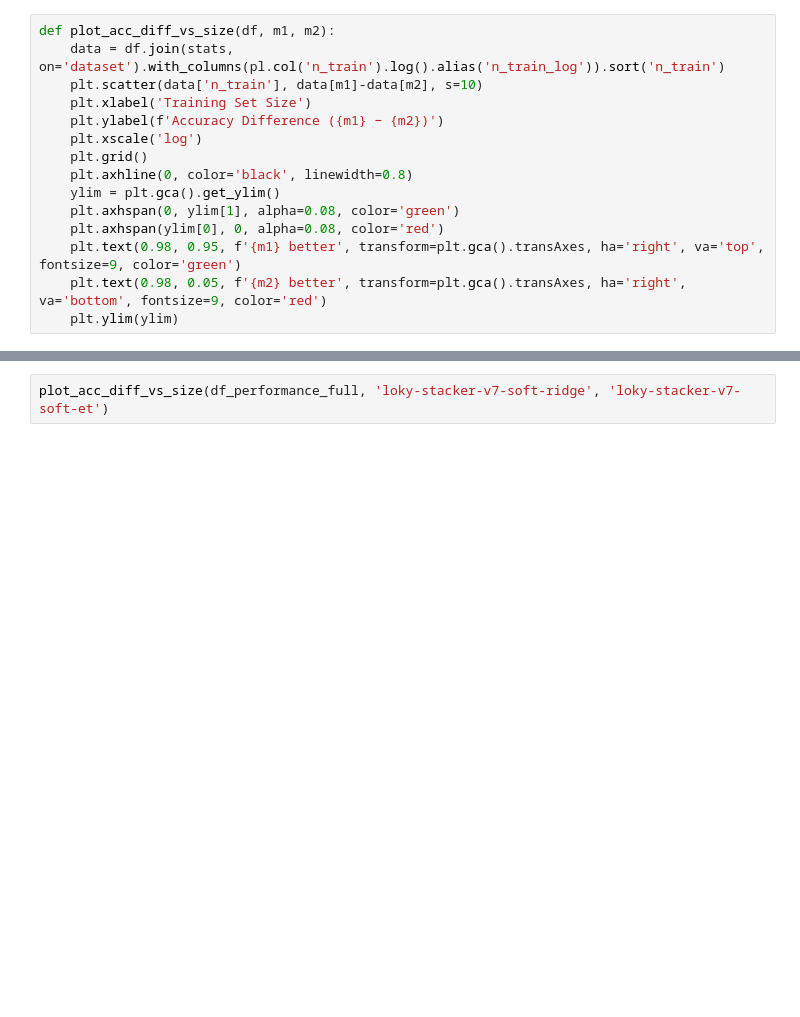
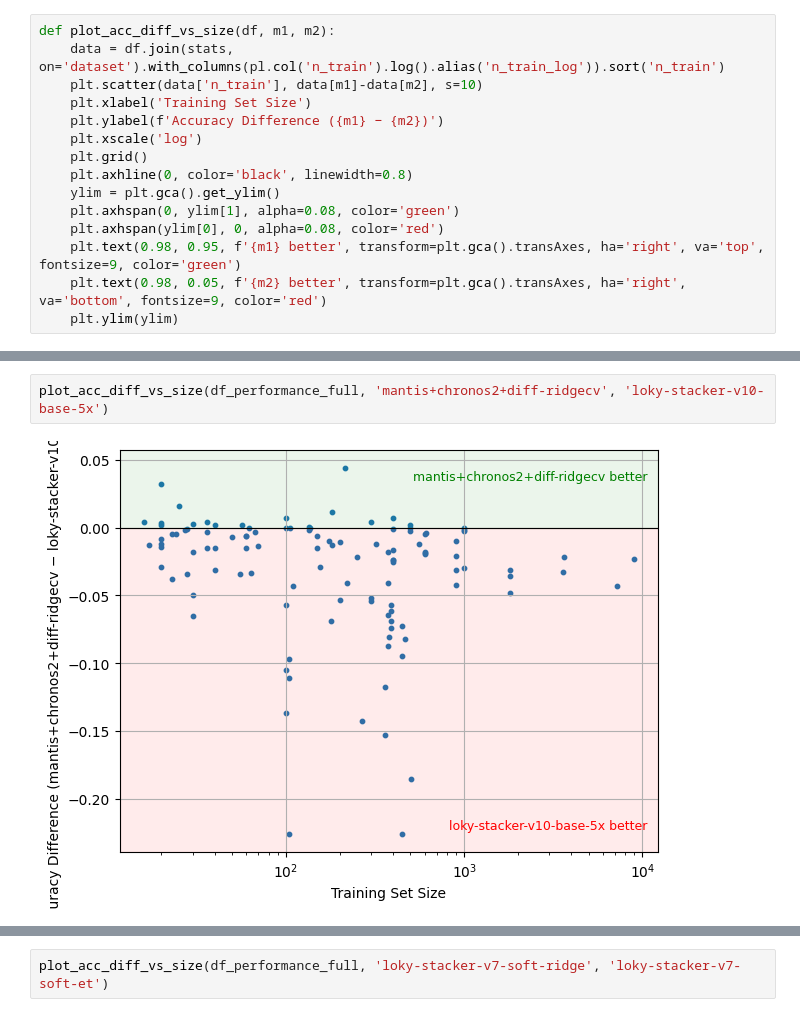
Before and after one commit to gasperpetelin/TSCGlue, a Jupyter notebook: notebooks/bakeoff.ipynb, the cells around one changed output, grey strips where cells are left out. Saved outputs shown, nothing was run; the diff lists cells and outputs as text; blank space fills up the shorter version.

Commit message:
Updated base models

```diff
--- a/notebooks/bakeoff.ipynb
+++ b/notebooks/bakeoff.ipynb
@@ -321,2 +350,6 @@ plot_acc_diff_vs_size(df_performance_full, 'loky-stacker-v10-base-2x', 'HC2')
+# %%
+plot_acc_diff_vs_size(df_performance_full, 'mantis+chronos2+diff-ridgecv', 'loky-stacker-v10-base-5x')
+# %% [output]
+[figure, added]
 # %%
 plot_acc_diff_vs_size(df_performance_full, 'loky-stacker-v7-soft-ridge', 'loky-stacker-v7-soft-rf')
```
Also changed, not shown: parts of 14 cells of this notebook, 27 other files.
